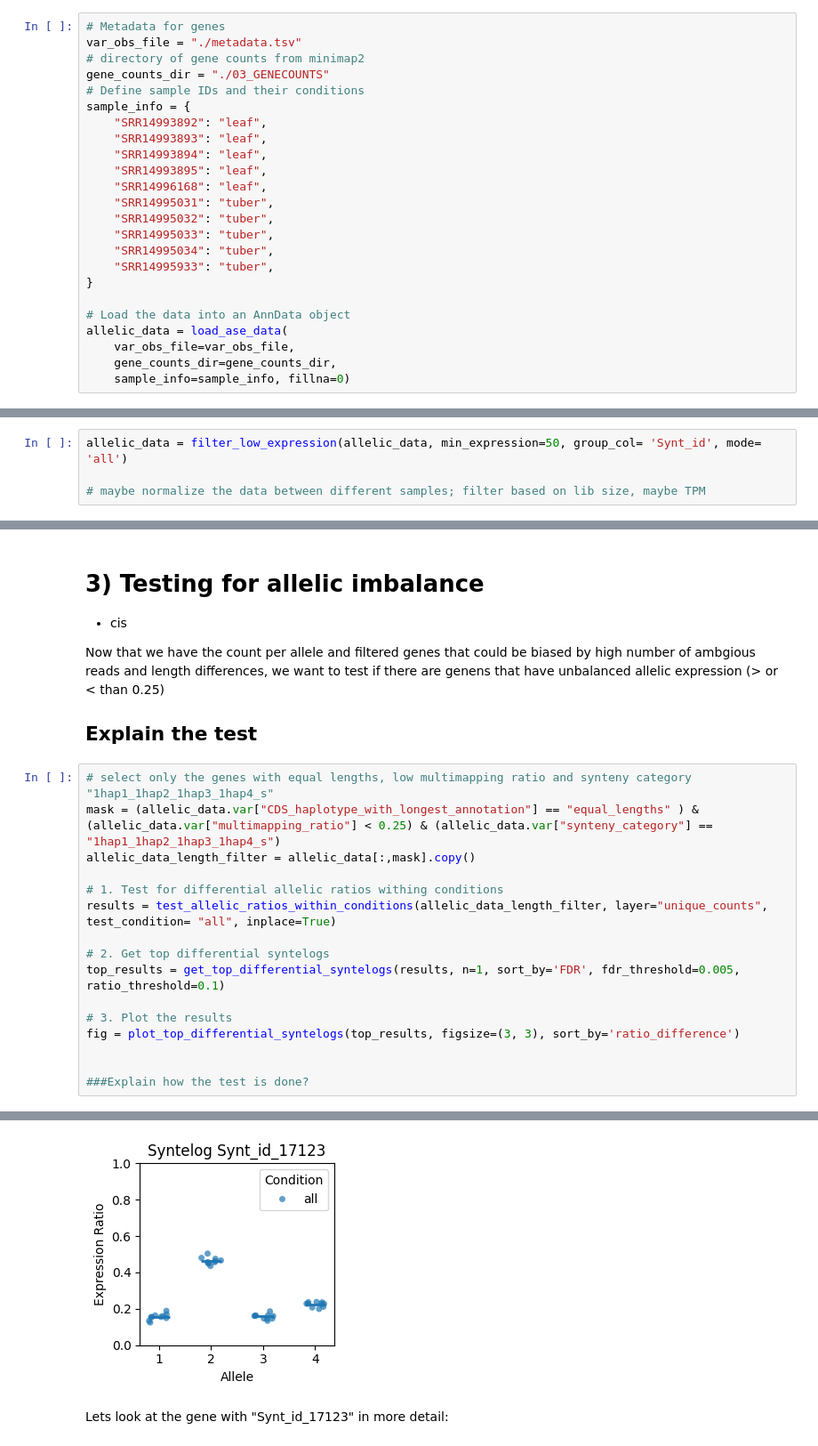
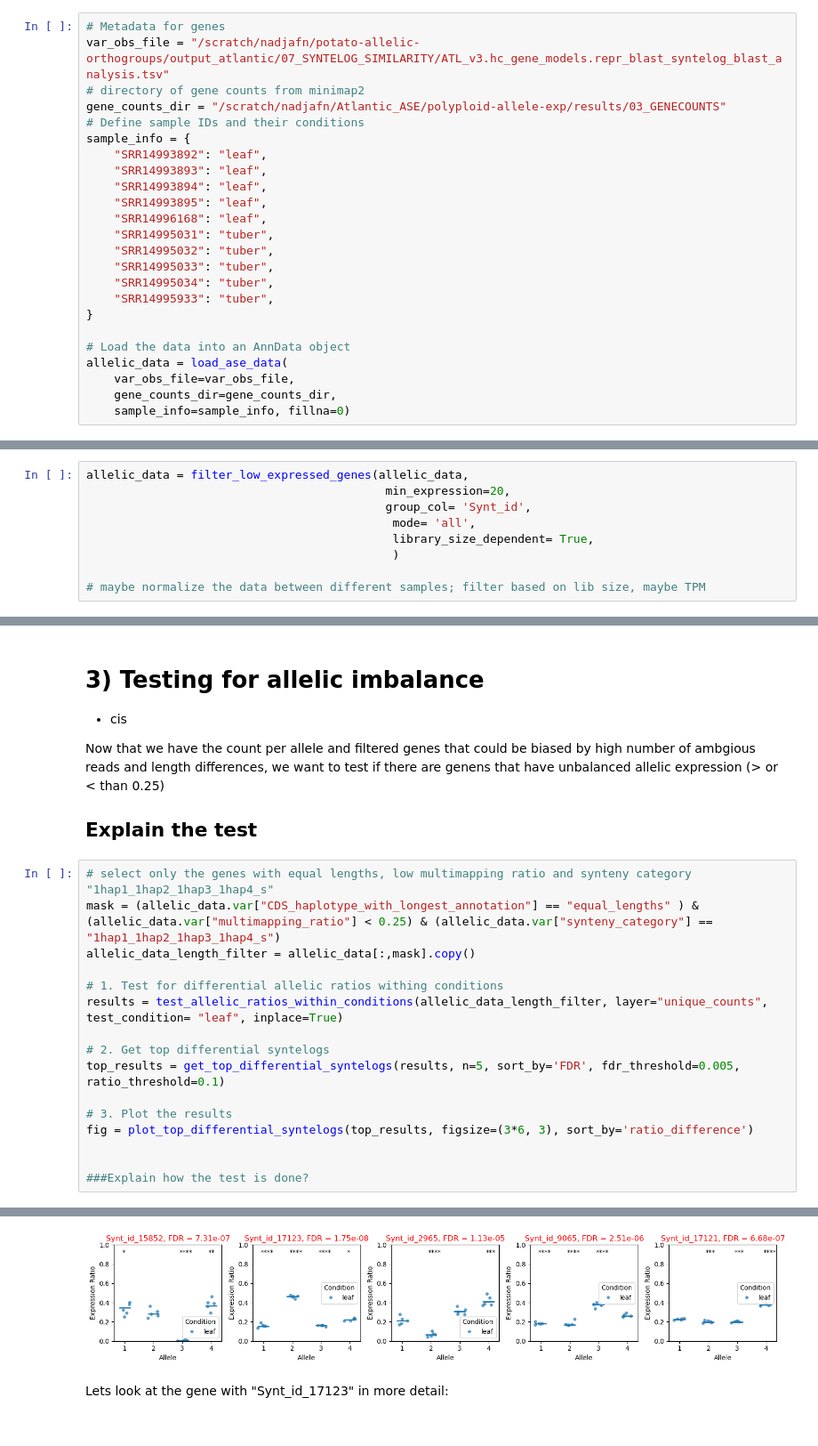
Before and after one commit to nadjano/polyase, a Jupyter notebook: .notebooks/Summer_school_allele_expression.ipynb, the cells around one changed output, grey strips where cells are left out. Shown at 89% size. Cells and saved outputs as stored; diff of their text form.

Commit message:
rearrange plots

```diff
--- a/.notebooks/Summer_school_allele_expression.ipynb
+++ b/.notebooks/Summer_school_allele_expression.ipynb
@@ -48,9 +48,9 @@ For each transcript_id we have the number of unique counts and the number of amb
 First we load in the allele-specific counts for our 10 samples (IsoSeq from 5 x potato tubers, 5 x potato leaves). We also have some metadata ("metadata.tsv") that links the gene ids from the alleles of a gene together with "Synt_ids" and we have some information about the allele lengths that we use for quality control.
 # %%
 # Metadata for genes
-var_obs_file = "./metadata.tsv"
+var_obs_file = "/scratch/nadjafn/potato-allelic-orthogroups/output_atlantic/07_SYNTELOG_SIMILARITY/ATL_v3.hc_gene_models.repr_blast_syntelog_blast_analysis.tsv"
 # directory of gene counts from minimap2
-gene_counts_dir = "./03_GENECOUNTS"
+gene_counts_dir = "/scratch/nadjafn/Atlantic_ASE/polyploid-allele-exp/results/03_GENECOUNTS"
 # Define sample IDs and their conditions
 sample_info = {
     "SRR14993892": "leaf",
@@ -159,7 +159,12 @@ Now that we inspected the count data and metadata, we can start to do some quali
 
 We filter Syntelog groups that don't have a minimim expression in all samples.
 # %%
-allelic_data = filter_low_expression(allelic_data, min_expression=50, group_col= 'Synt_id', mode= 'all')
+allelic_data = filter_low_expressed_genes(allelic_data,
+                                           min_expression=20,
+                                           group_col= 'Synt_id',
+                                            mode= 'all',
+                                            library_size_dependent= True,
+                                            )
 
 # maybe normalize the data between different samples; filter based on lib size, maybe TPM
 # %% [output]
@@ -349,13 +361,13 @@ mask = (allelic_data.var["CDS_haplotype_with_longest_annotation"] == "equal_leng
 allelic_data_length_filter = allelic_data[:,mask].copy()
 
 # 1. Test for differential allelic ratios withing conditions
-results = test_allelic_ratios_within_conditions(allelic_data_length_filter, layer="unique_counts", test_condition= "all", inplace=True)
+results = test_allelic_ratios_within_conditions(allelic_data_length_filter, layer="unique_counts", test_condition= "leaf", inplace=True)
 
 # 2. Get top differential syntelogs
-top_results = get_top_differential_syntelogs(results, n=1, sort_by='FDR', fdr_threshold=0.005, ratio_threshold=0.1)
+top_results = get_top_differential_syntelogs(results, n=5, sort_by='FDR', fdr_threshold=0.005, ratio_threshold=0.1)
 
 # 3. Plot the results
-fig = plot_top_differential_syntelogs(top_results, figsize=(3, 3), sort_by='ratio_difference')
+fig = plot_top_differential_syntelogs(top_results, figsize=(3*6, 3), sort_by='ratio_difference')
 
 
 ###Explain how the test is done?
@@ -364,4 +377,4 @@ Found 11 from 46 syntelogs with at least one significantly different allele (FDR
-[figure, old version]
+[figure, new version]
 # %% [markdown]
 Lets look at the gene with "Synt_id_17123" in more detail:
 # %%
```
Also changed, not shown: parts of 11 cells of this notebook.
